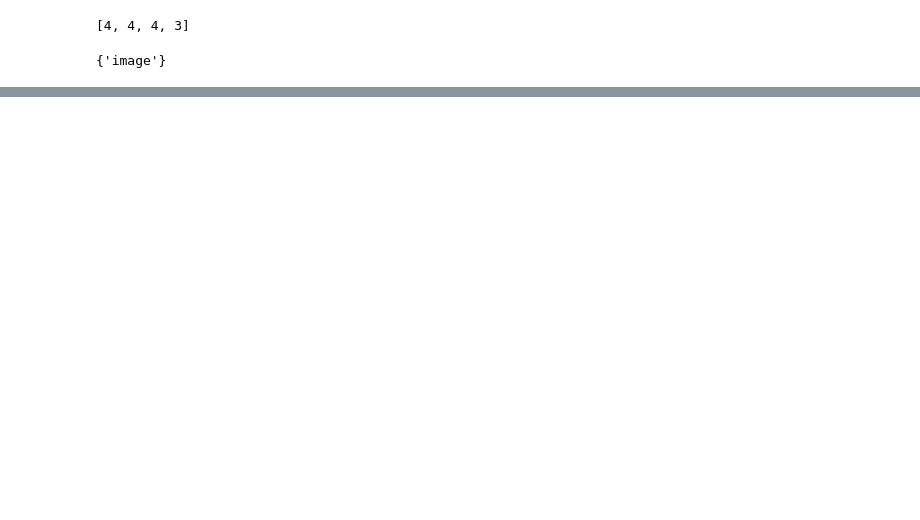
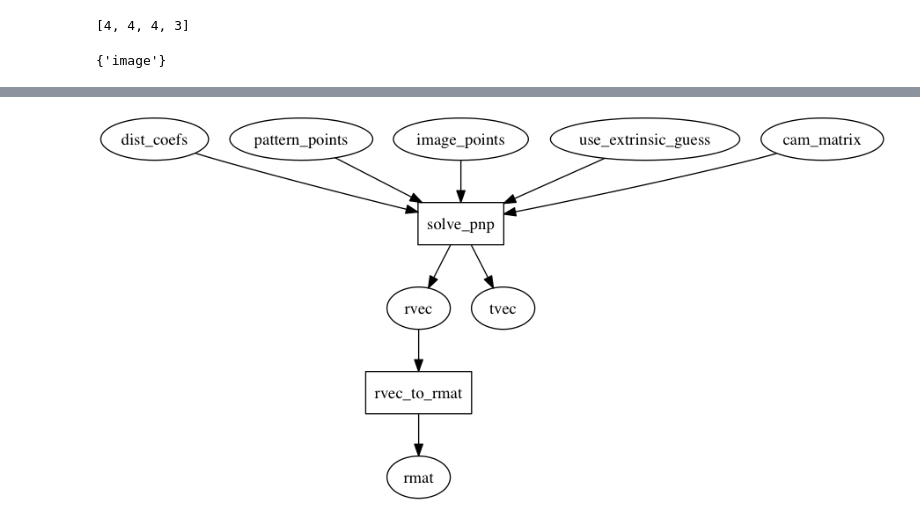
Before and after one commit to semeniuta/EPypes, a Jupyter notebook: notebooks/RPA_Playground.ipynb, the cells around one changed output, grey strips where cells are left out. Saved outputs shown, nothing was run; the diff lists cells and outputs as text; code cells hidden in the pictures; blank space fills up the shorter version.

```diff
--- a/notebooks/RPA_Playground.ipynb
+++ b/notebooks/RPA_Playground.ipynb
@@ -68,0 +74,5 @@ nxpd.draw(cg_calib.to_networkx())
+# %%
+cg_pnp = cbcalib.CGSolvePnP()
+nxpd.draw(cg_pnp.to_networkx())
+# %% [output]
+[figure, added]
```
Also changed, not shown: parts of 7 cells of this notebook, 2 other files.
